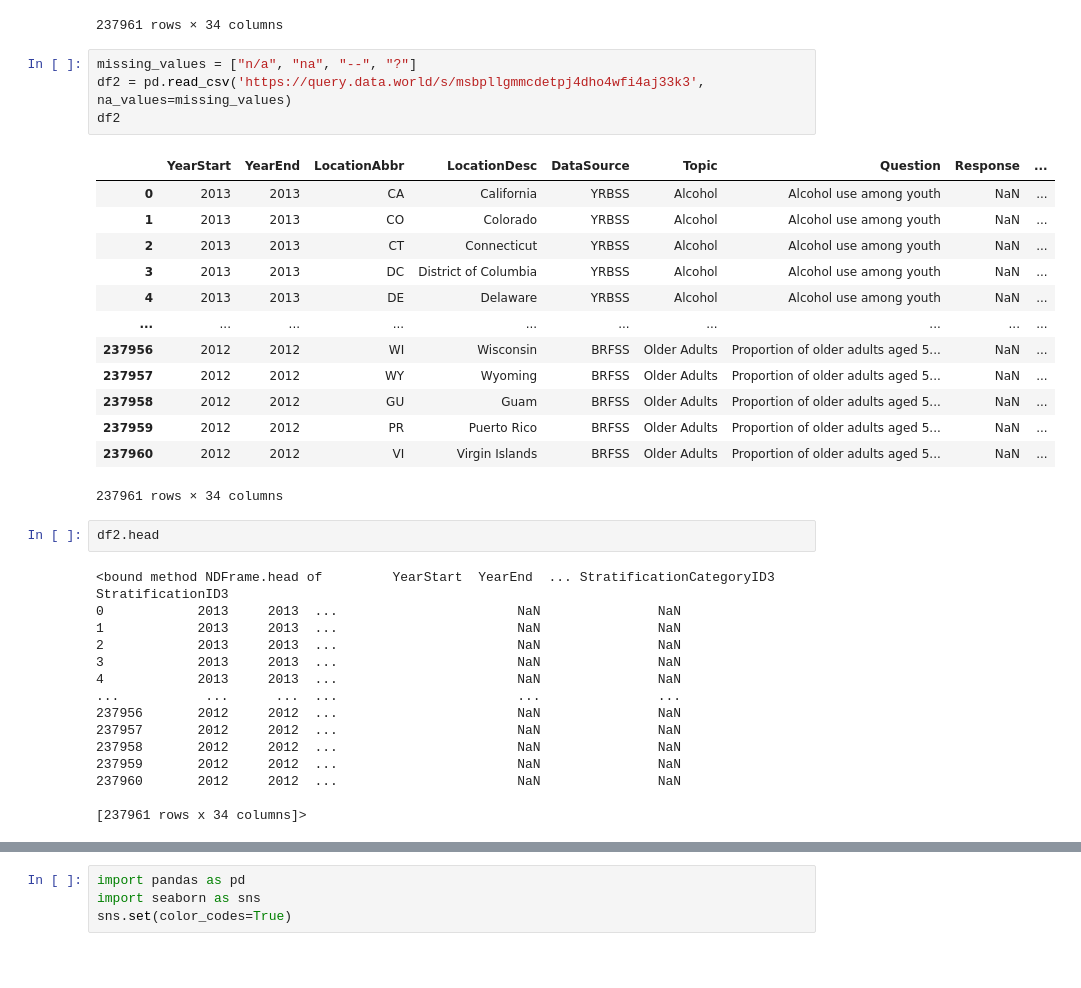
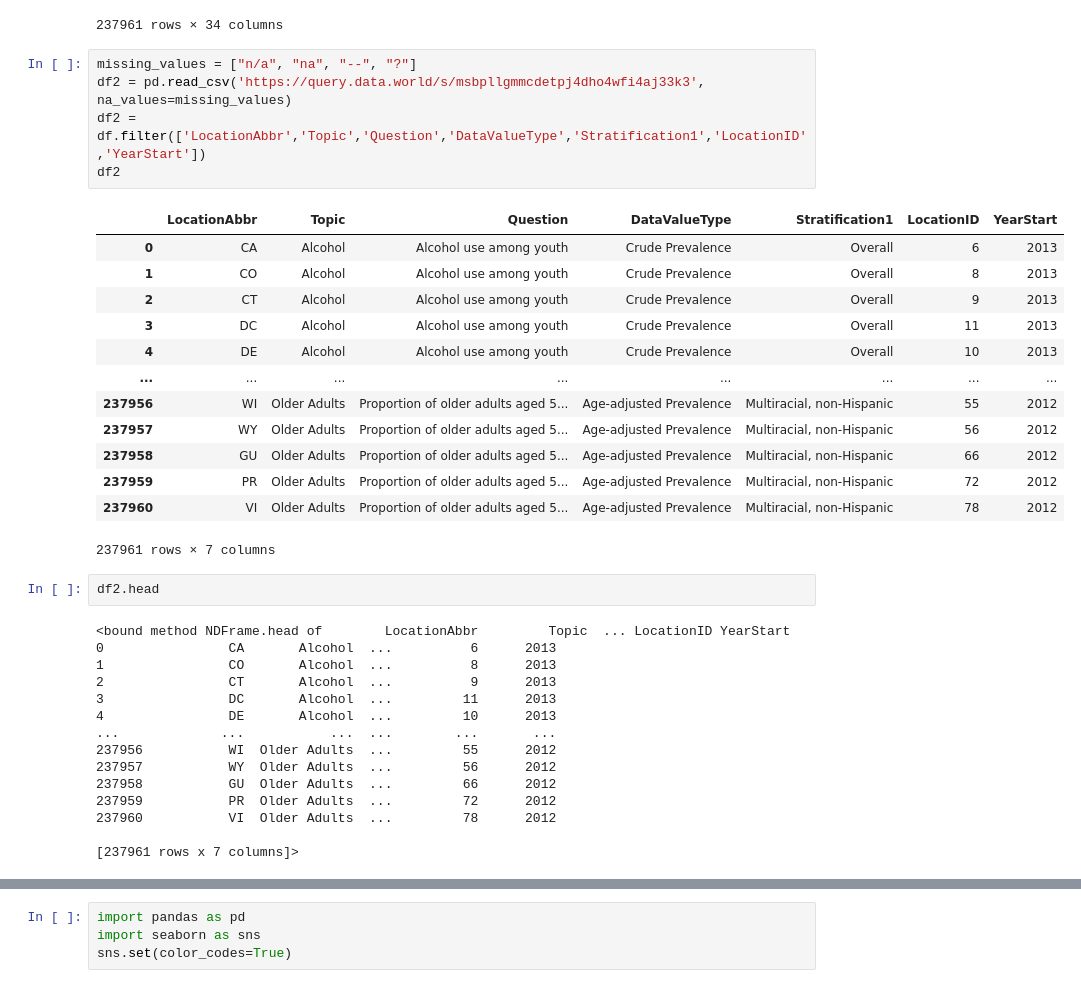
Before and after one commit to Thivadee19/LGCC_Capstone-Project, a Jupyter notebook: Capstone_Project.ipynb, the cells around one changed output, grey strips where cells are left out. Drawn from its saved outputs; the diff is of its cells as text; blank space fills up the shorter version.

```diff
--- a/Capstone_Project.ipynb
+++ b/Capstone_Project.ipynb
@@ -27,36 +43,37 @@ df
 # %%
 missing_values = ["n/a", "na", "--", "?"]
 df2 = pd.read_csv('https://query.data.world/s/msbpllgmmcdetpj4dho4wfi4aj33k3', na_values=missing_values)
+df2 = df.filter(['LocationAbbr','Topic','Question','DataValueType','Stratification1','LocationID','YearStart'])
 df2
 # %% [output]
-|  | YearStart | YearEnd | LocationAbbr | LocationDesc | DataSource | Topic | Question | Response | ... |
-| 0 | 2013 | 2013 | CA | California | YRBSS | Alcohol | Alcohol use among youth | NaN | ... |
-| 1 | 2013 | 2013 | CO | Colorado | YRBSS | Alcohol | Alcohol use among youth | NaN | ... |
-| 2 | 2013 | 2013 | CT | Connecticut | YRBSS | Alcohol | Alcohol use among youth | NaN | ... |
-| 3 | 2013 | 2013 | DC | District of Columbia | YRBSS | Alcohol | Alcohol use among youth | NaN | ... |
-| 4 | 2013 | 2013 | DE | Delaware | YRBSS | Alcohol | Alcohol use among youth | NaN | ... |
-| ... | ... | ... | ... | ... | ... | ... | ... | ... | ... |
-| 237956 | 2012 | 2012 | WI | Wisconsin | BRFSS | Older Adults | Proportion of older adults aged 5... | NaN | ... |
-| 237957 | 2012 | 2012 | WY | Wyoming | BRFSS | Older Adults | Proportion of older adults aged 5... | NaN | ... |
-| 237958 | 2012 | 2012 | GU | Guam | BRFSS | Older Adults | Proportion of older adults aged 5... | NaN | ... |
-| 237959 | 2012 | 2012 | PR | Puerto Rico | BRFSS | Older Adults | Proportion of older adults aged 5... | NaN | ... |
-| 237960 | 2012 | 2012 | VI | Virgin Islands | BRFSS | Older Adults | Proportion of older adults aged 5... | NaN | ... |
+|  | LocationAbbr | Topic | Question | DataValueType | Stratification1 | LocationID | YearStart |
+| 0 | CA | Alcohol | Alcohol use among youth | Crude Prevalence | Overall | 6 | 2013 |
+| 1 | CO | Alcohol | Alcohol use among youth | Crude Prevalence | Overall | 8 | 2013 |
+| 2 | CT | Alcohol | Alcohol use among youth | Crude Prevalence | Overall | 9 | 2013 |
+| 3 | DC | Alcohol | Alcohol use among youth | Crude Prevalence | Overall | 11 | 2013 |
+| 4 | DE | Alcohol | Alcohol use among youth | Crude Prevalence | Overall | 10 | 2013 |
+| ... | ... | ... | ... | ... | ... | ... | ... |
+| 237956 | WI | Older Adults | Proportion of older adults aged 5... | Age-adjusted Prevalence | Multiracial, non-Hispanic | 55 | 2012 |
+| 237957 | WY | Older Adults | Proportion of older adults aged 5... | Age-adjusted Prevalence | Multiracial, non-Hispanic | 56 | 2012 |
+| 237958 | GU | Older Adults | Proportion of older adults aged 5... | Age-adjusted Prevalence | Multiracial, non-Hispanic | 66 | 2012 |
+| 237959 | PR | Older Adults | Proportion of older adults aged 5... | Age-adjusted Prevalence | Multiracial, non-Hispanic | 72 | 2012 |
+| 237960 | VI | Older Adults | Proportion of older adults aged 5... | Age-adjusted Prevalence | Multiracial, non-Hispanic | 78 | 2012 |
-237961 rows × 34 columns
+237961 rows × 7 columns
 # %%
 df2.head
 # %% [output]
-<bound method NDFrame.head of         YearStart  YearEnd  ... StratificationCategoryID3 StratificationID3
-0            2013     2013  ...                       NaN               NaN
-1            2013     2013  ...                       NaN               NaN
-2            2013     2013  ...                       NaN               NaN
-3            2013     2013  ...                       NaN               NaN
-4            2013     2013  ...                       NaN               NaN
-...           ...      ...  ...                       ...               ...
-237956       2012     2012  ...                       NaN               NaN
-237957       2012     2012  ...                       NaN               NaN
-237958       2012     2012  ...                       NaN               NaN
-237959       2012     2012  ...                       NaN               NaN
-237960       2012     2012  ...                       NaN               NaN
+<bound method NDFrame.head of        LocationAbbr         Topic  ... LocationID YearStart
+0                CA       Alcohol  ...          6      2013
+1                CO       Alcohol  ...          8      2013
+2                CT       Alcohol  ...          9      2013
+3                DC       Alcohol  ...         11      2013
+4                DE       Alcohol  ...         10      2013
+...             ...           ...  ...        ...       ...
+237956           WI  Older Adults  ...         55      2012
+237957           WY  Older Adults  ...         56      2012
+237958           GU  Older Adults  ...         66      2012
+237959           PR  Older Adults  ...         72      2012
+237960           VI  Older Adults  ...         78      2012
 
-[237961 rows x 34 columns]>
+[237961 rows x 7 columns]>
 # %%
```
Also changed, not shown: parts of 10 cells of this notebook.
